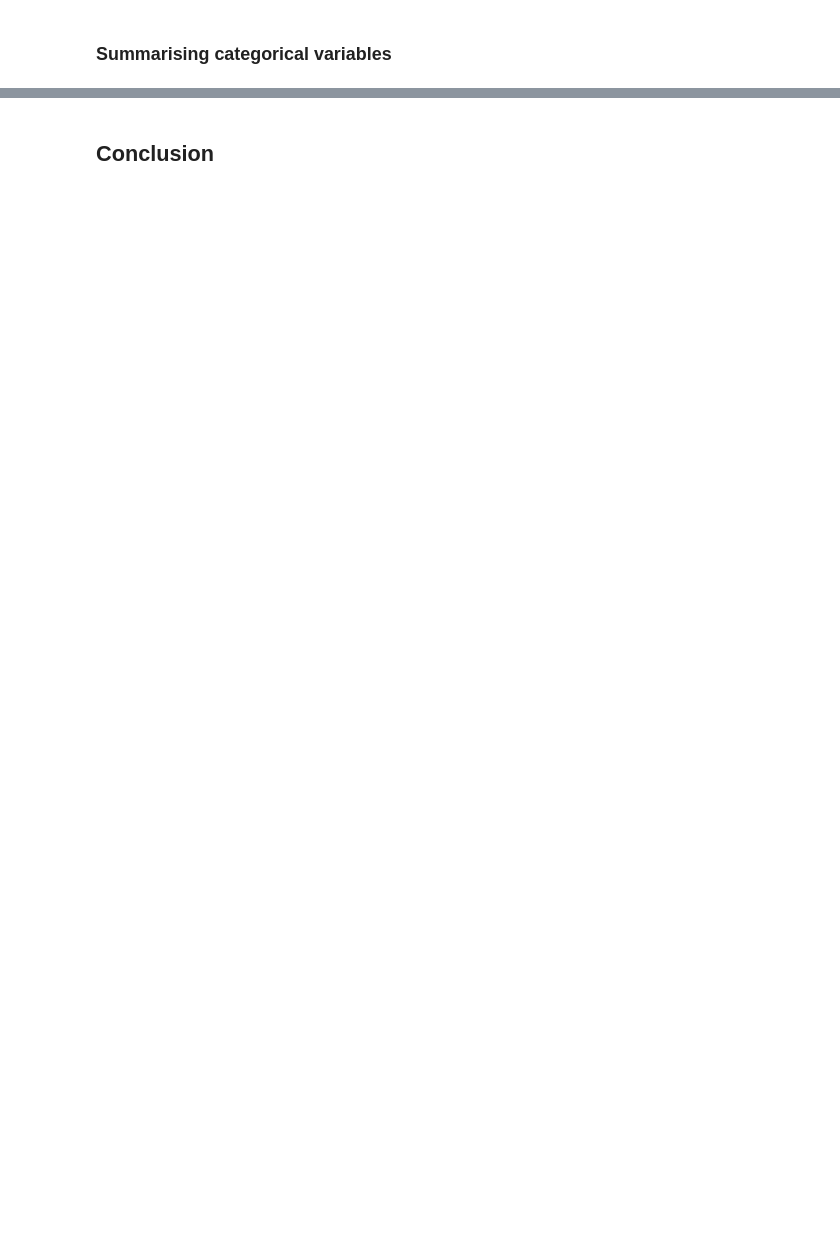
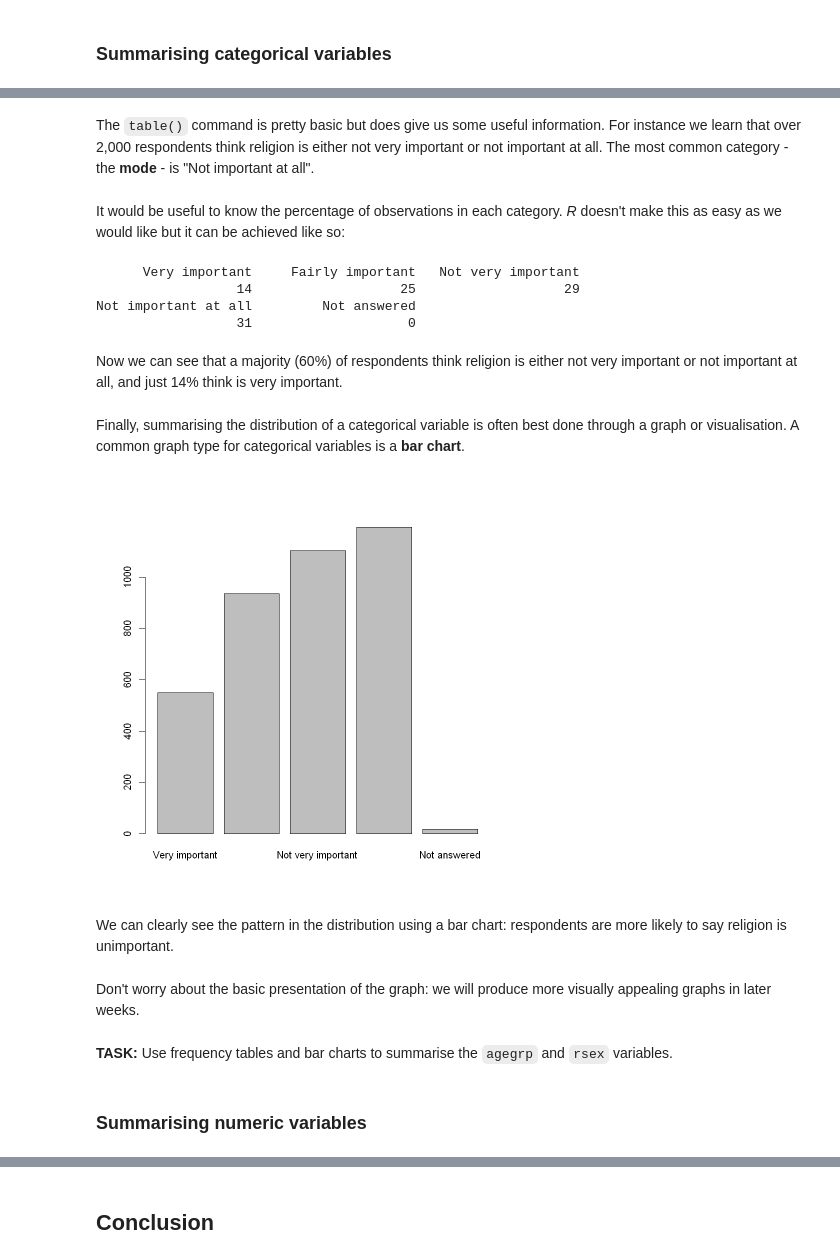
Before and after one commit to DiarmuidM/data-analysis-for-the-social-sciences-2021, a Jupyter notebook: lessons/dass-week-9-univariate-analysis-2021-11-15.ipynb, the cells around one changed output, grey strips where cells are left out. Saved outputs shown, nothing was run; the diff lists cells and outputs as text; code cells hidden in the pictures; blank space fills up the shorter version.

Commit message:
Week 9 draft

```diff
--- a/lessons/dass-week-9-univariate-analysis-2021-11-15.ipynb
+++ b/lessons/dass-week-9-univariate-analysis-2021-11-15.ipynb
@@ -131,3 +163,10 @@ Let's focus on summarising the values of each of these variables.
+# %%
+natsal$religimp <- factor(natsal$religimp, levels = c(1,2,3,4,9), labels = c("Very important", "Fairly important",
+                                                                             "Not very important", "Not important at all", "Not answered"))
+# %%
+natsal$rsex <- factor(natsal$rsex, levels = c(1,2), labels = c("Male", "Female"))
+# %%
+natsal$ethnicgrp <- factor(natsal$ethnicgrp, levels = c(1,2,9), labels = c("White", "Non-white", "Not answered"))
 # %% [markdown]
 ### Summarising categorical variables
 # %% [markdown]
@@ -147,2 +185,0 @@ Hmm, it would be useful if we didn't have to remember which category each number
-# %%
-natsal$religimp <- as.factor(natsal$religimp)
@@ -182,0 +186,25 @@ summary(natsal$agrp)
+# %% [markdown]
+The `table()` command is pretty basic but does give us some useful information. For instance we learn that over 2,000 respondents think religion is either not very important or not important at all. The most common category - the **mode** - is "Not important at all".
+# %% [markdown]
+It would be useful to know the percentage of observations in each category. *R* doesn't make this as easy as we would like but it can be achieved like so:
+# %%
+round(prop.table(table(natsal$religimp)) * 100, 0)
+# %% [output]
+      Very important     Fairly important   Not very important
+                  14                   25                   29
+Not important at all         Not answered
+                  31                    0
+# %% [markdown]
+Now we can see that a majority (60%) of respondents think religion is either not very important or not important at all, and just 14% think is very important.
+# %% [markdown]
+Finally, summarising the distribution of a categorical variable is often best done through a graph or visualisation. A common graph type for categorical variables is a **bar chart**.
+# %%
+barplot(table(natsal$religimp))
+# %% [output]
+[figure, added]
+# %% [markdown]
+We can clearly see the pattern in the distribution using a bar chart: respondents are more likely to say religion is unimportant.
+# %% [markdown]
+Don't worry about the basic presentation of the graph: we will produce more visually appealing graphs in later weeks.
+# %% [markdown]
+**TASK:** Use frequency tables and bar charts to summarise the `agegrp` and `rsex` variables.
@@ -182,0 +213,2 @@ summary(natsal$agrp)
+# %% [markdown]
+### Summarising numeric variables
```
Also changed, not shown: parts of 92 cells of this notebook, 4 other files.
